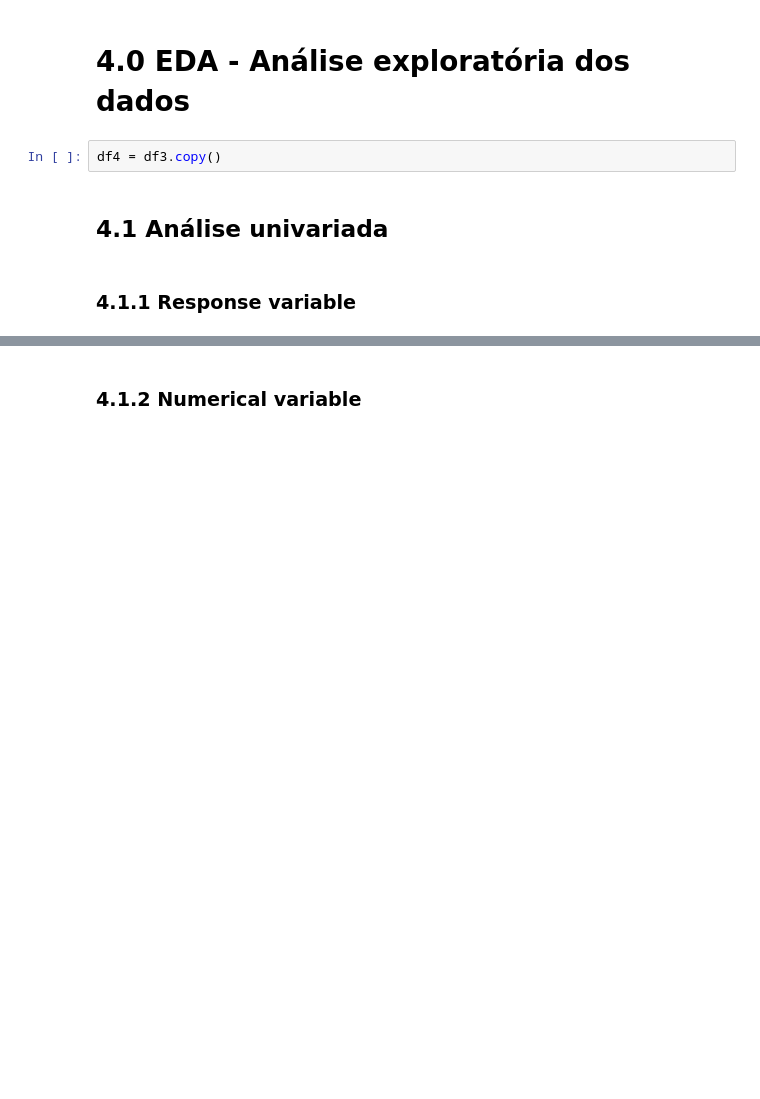
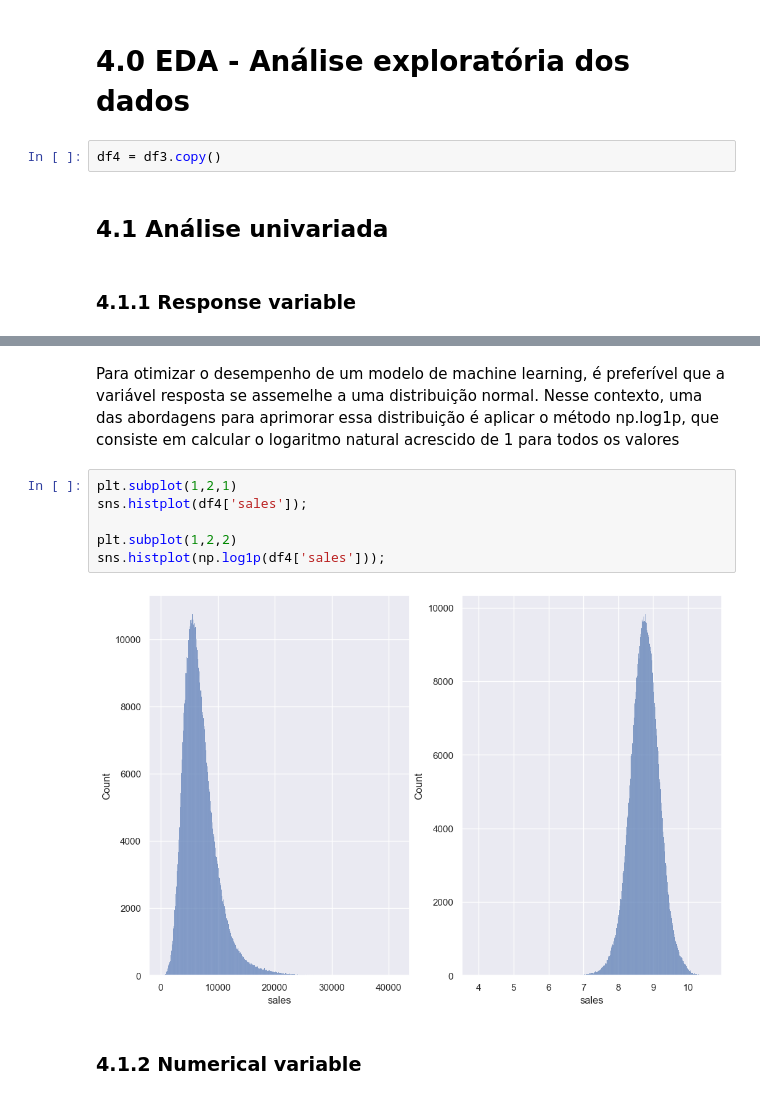
Before and after one commit to gabra7310/rossmann_sales_prediction, a Jupyter notebook: notebooks/rossmann_sales_prediction.ipynb, the cells around one changed output, grey strips where cells are left out. Saved outputs shown, nothing was run; the diff lists cells and outputs as text; blank space fills up the shorter version.

```diff
--- a/notebooks/rossmann_sales_prediction.ipynb
+++ b/notebooks/rossmann_sales_prediction.ipynb
@@ -419,2 +449,12 @@ df4 = df3.copy()
+# %% [markdown]
+Para otimizar o desempenho de um modelo de machine learning, é preferível que a variável resposta se assemelhe a uma distribuição normal. Nesse contexto, uma das abordagens para aprimorar essa distribuição é aplicar o método np.log1p, que consiste em calcular o logaritmo natural acrescido de 1 para todos os valores
+# %%
+plt.subplot(1,2,1)
+sns.histplot(df4['sales']);
+
+plt.subplot(1,2,2)
+sns.histplot(np.log1p(df4['sales']));
+# %% [output]
+[figure, added]
 # %% [markdown]
 ### 4.1.2 Numerical variable
```
Also changed, not shown: parts of 53 cells of this notebook, 4 other files.
